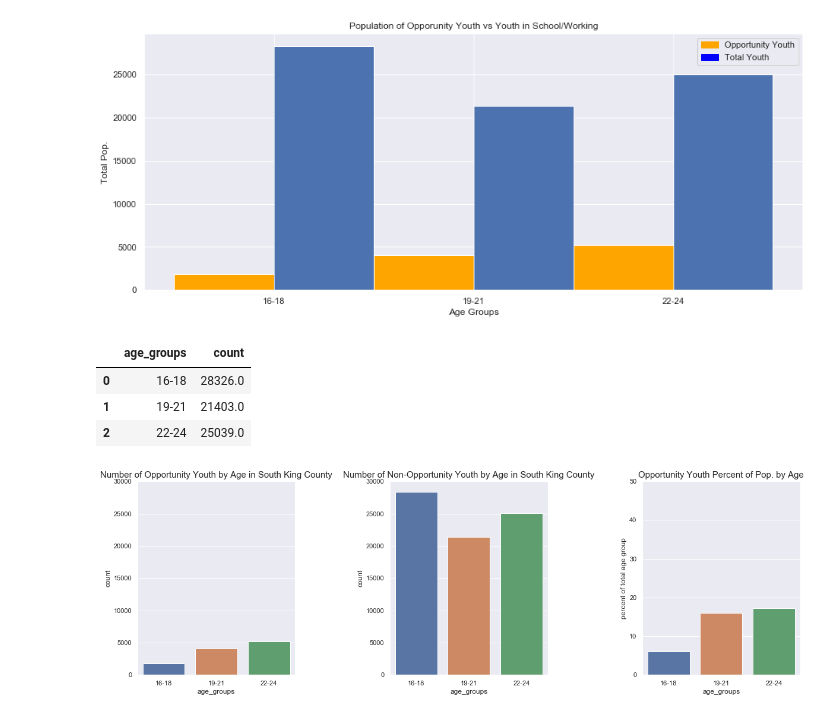
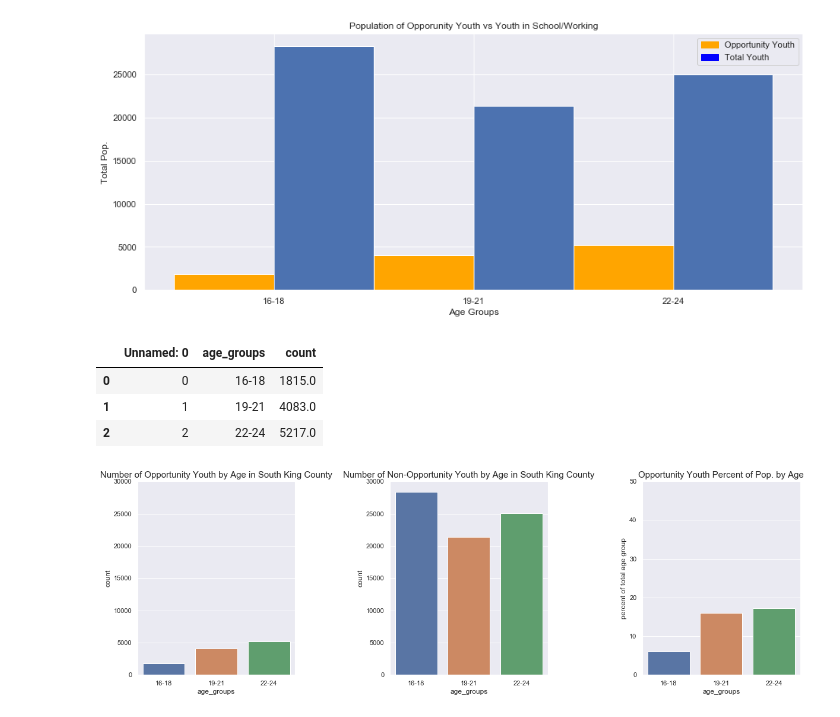
Before and after one commit to sam-thurman/dsc-mod-1-project-seattle-ds, a Jupyter notebook: notebooks/exploratory/02_samt_exploratory.ipynb, the cells around one changed output. Saved outputs shown, nothing was run; the diff lists cells and outputs as text; code cells hidden in the pictures.

```diff
--- a/notebooks/exploratory/02_samt_exploratory.ipynb
+++ b/notebooks/exploratory/02_samt_exploratory.ipynb
@@ -322,16 +322,18 @@ plt.show()
 # %%
 # oy_df_by_age_group = pd.DataFrame(oy_by_age_group, age_groups).reset_index()
 # oy_df_by_age_group.columns = ['age_groups', 'count']
 # print(oy_df_by_age_group)
 
 total_youth_by_age_group_df = pd.DataFrame(np.subtract(total_youth_by_age_group,oy_by_age_group), age_groups).reset_index()
 total_youth_by_age_group_df.columns = ['age_groups', 'count']
 total_youth_by_age_group_df
+# oy_df_by_age_group.to_csv('./age_data.csv')
+pd.read_csv('age_data.csv')
 # %% [output]
-|  | age_groups | count |
-| 0 | 16-18 | 28326.0 |
-| 1 | 19-21 | 21403.0 |
-| 2 | 22-24 | 25039.0 |
+|  | Unnamed: 0 | age_groups | count |
+| 0 | 0 | 16-18 | 1815.0 |
+| 1 | 1 | 19-21 | 4083.0 |
+| 2 | 2 | 22-24 | 5217.0 |
 # %%
 sns.set_style("darkgrid")
 fig, axes = plt.subplots(1, 3, figsize=(20,6))
```
Also changed, not shown: parts of 8 cells of this notebook, 2 other files.
